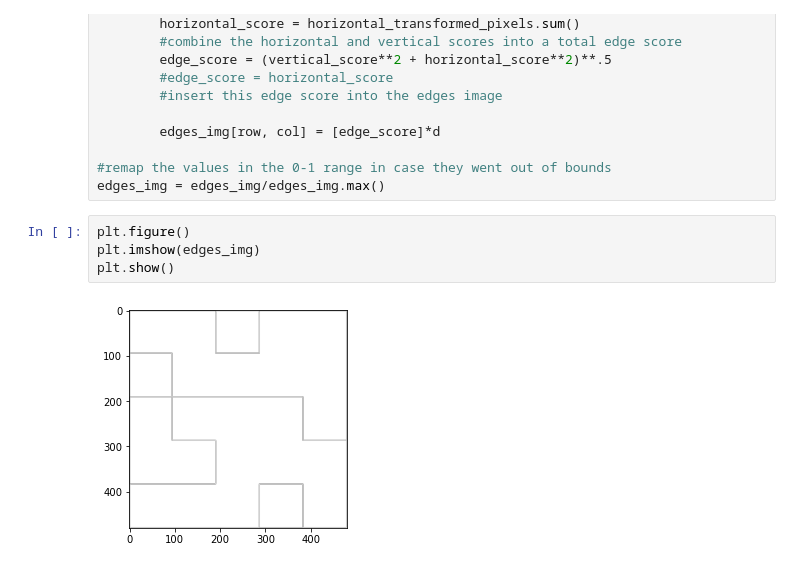
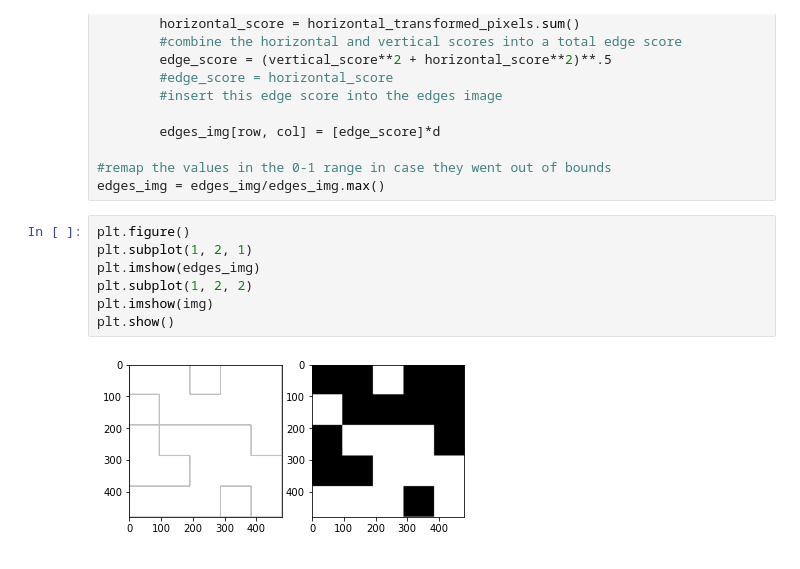
Before and after one commit to XiaonaZhou/Edge_Detection_From_Scratch, a Jupyter notebook: Simple_Edge_Detection_Demonstration_in_Python/Edge Detection demonstration .ipynb, the cells around one changed output. Drawn from its saved outputs; the diff is of its cells as text.

```diff
--- a/Simple_Edge_Detection_Demonstration_in_Python/Edge Detection demonstration .ipynb
+++ b/Simple_Edge_Detection_Demonstration_in_Python/Edge Detection demonstration .ipynb
@@ -269,7 +268,10 @@ for row in range(3, n-2):
 edges_img = edges_img/edges_img.max()
 # %%
 plt.figure()
+plt.subplot(1, 2, 1)
 plt.imshow(edges_img)
+plt.subplot(1, 2, 2)
+plt.imshow(img)
 plt.show()
 # %% [output]
-[figure, old version]
+[figure, new version]
```
Also changed, not shown: parts of 1 cell of this notebook, 2 other files.
